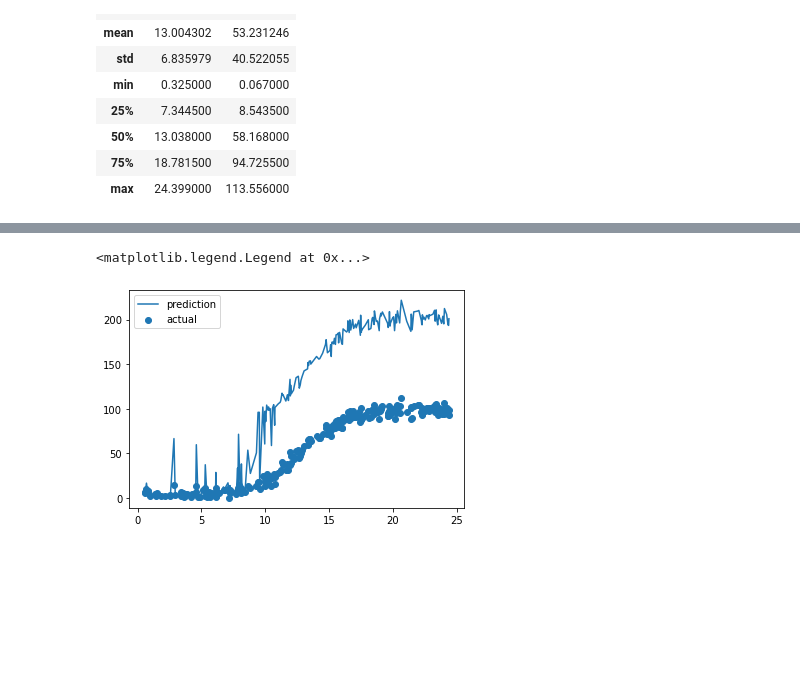
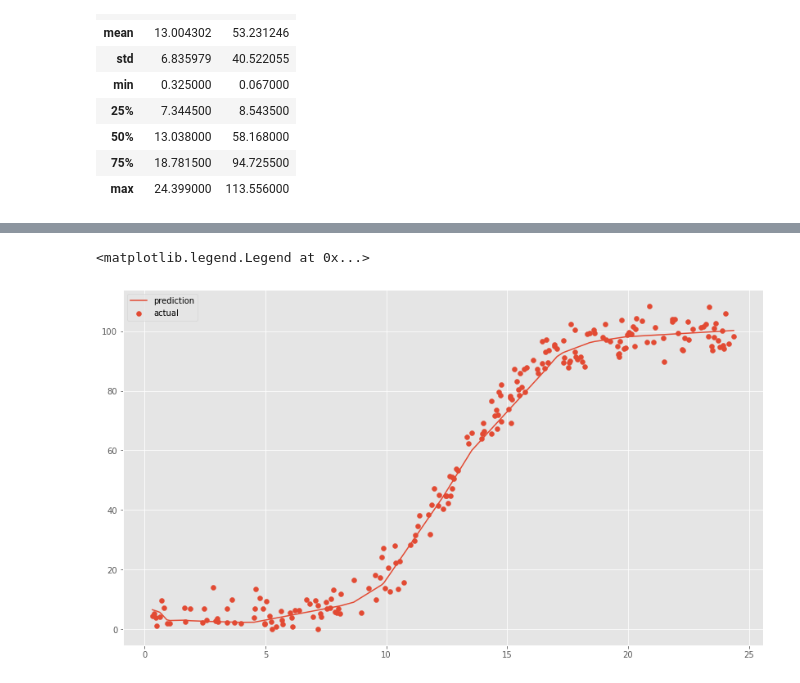
Before and after one commit to colm-o-caoimh/MachineLearning, a Jupyter notebook: Machine Learning and Statistics Project 2020.ipynb, the cells around one changed output, grey strips where cells are left out. Drawn from its saved outputs; the diff is of its cells as text; code cells hidden in the pictures; blank space fills up the shorter version.

Commit message:
fit curve to data using tensorflow

```diff
--- a/Machine Learning and Statistics Project 2020.ipynb
+++ b/Machine Learning and Statistics Project 2020.ipynb
@@ -21,6 +21,12 @@ import matplotlib.pyplot as plt
 from sklearn.linear_model import LinearRegression
 from sklearn.model_selection import train_test_split
 import tensorflow.keras as kr
+# %%
+# Plot style
+plt.style.use('ggplot')
+
+# Plot size
+plt.rcParams['figure.figsize'] = [14, 8]
 # %% [markdown]
 <br>
 
@@ -274,8 +280,8 @@ Epoch 1000/1000
 <tensorflow.python.keras.callbacks.History at 0x...>
 # %%
 plt.scatter(test['speed'], test['power'], label='actual')
-plt.plot(test['speed'], model.predict(test['power']), label='prediction')
+plt.plot(test['speed'], model.predict(test['speed']), label='prediction')
 plt.legend()
 # %% [output]
 <matplotlib.legend.Legend at 0x...>
-[figure, old version]
+[figure, new version]
```
Also changed, not shown: parts of 3 cells of this notebook, 3 other files.
